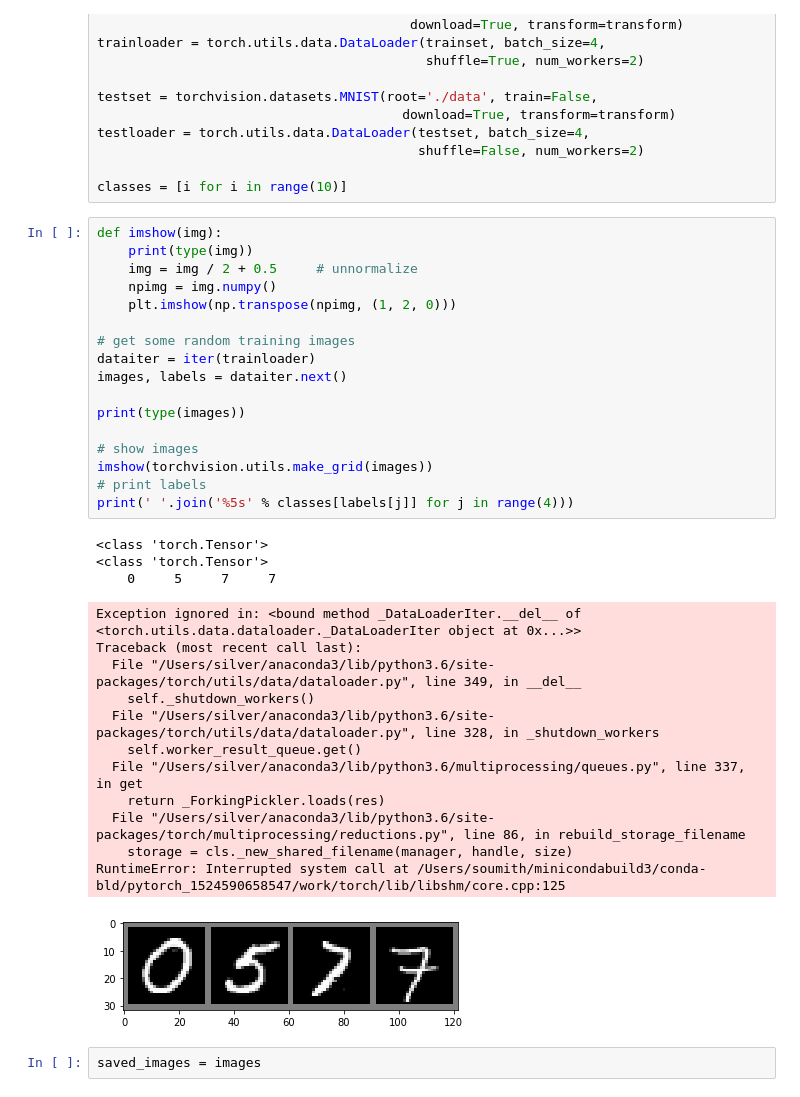
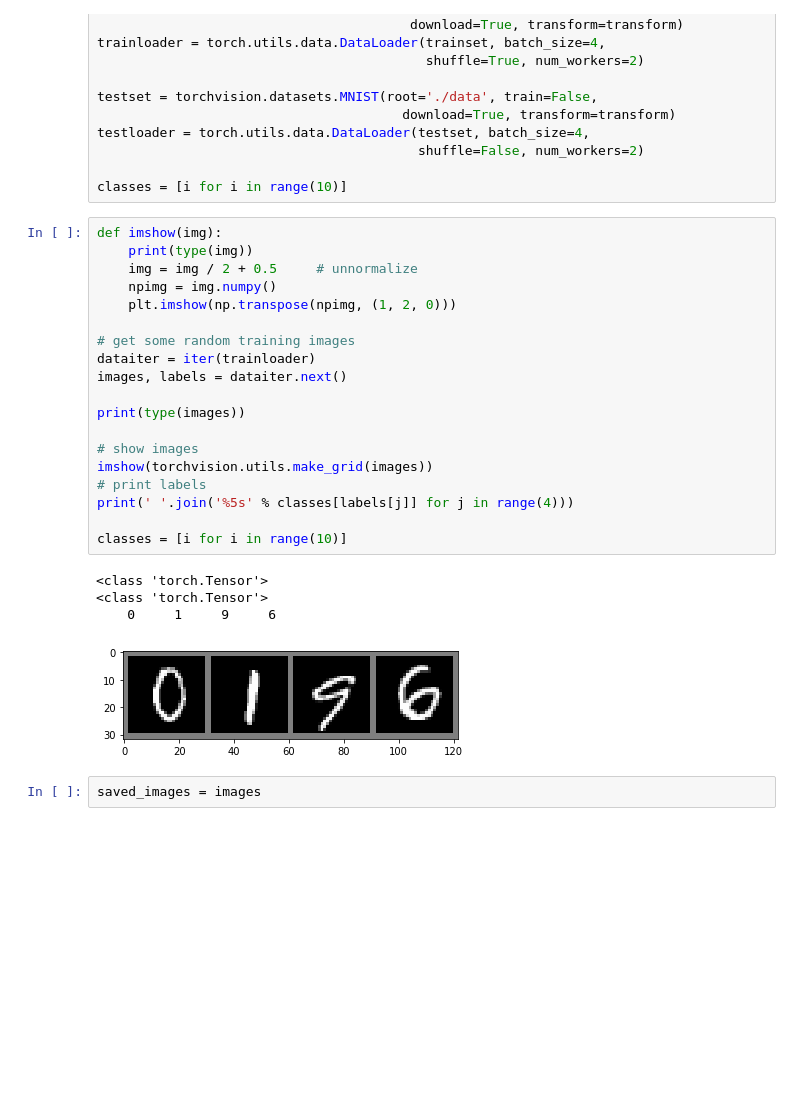
Before and after one commit to jquach12/deconvolution, a Jupyter notebook: deconv.ipynb, the cells around one changed output. Cells and saved outputs as stored; diff of their text form; blank space fills up the shorter version.

```diff
--- a/deconv.ipynb
+++ b/deconv.ipynb
@@ -49,36 +49,27 @@ classes = [i for i in range(10)]
 # %%
 def imshow(img):
     print(type(img))
     img = img / 2 + 0.5     # unnormalize
     npimg = img.numpy()
     plt.imshow(np.transpose(npimg, (1, 2, 0)))
 
 # get some random training images
 dataiter = iter(trainloader)
 images, labels = dataiter.next()
 
 print(type(images))
 
 # show images
 imshow(torchvision.utils.make_grid(images))
 # print labels
 print(' '.join('%5s' % classes[labels[j]] for j in range(4)))
+
+classes = [i for i in range(10)]
 # %% [output]
 <class 'torch.Tensor'>
 <class 'torch.Tensor'>
-    0     5     7     7
+    0     1     9     6
-Exception ignored in: <bound method _DataLoaderIter.__del__ of <torch.utils.data.dataloader._DataLoaderIter object at 0x...>>
-Traceback (most recent call last):
-  File "/Users/silver/anaconda3/lib/python3.6/site-packages/torch/utils/data/dataloader.py", line 349, in __del__
-    self._shutdown_workers()
-  File "/Users/silver/anaconda3/lib/python3.6/site-packages/torch/utils/data/dataloader.py", line 328, in _shutdown_workers
-    self.worker_result_queue.get()
-  File "/Users/silver/anaconda3/lib/python3.6/multiprocessing/queues.py", line 337, in get
-    return _ForkingPickler.loads(res)
-  File "/Users/silver/anaconda3/lib/python3.6/site-packages/torch/multiprocessing/reductions.py", line 86, in rebuild_storage_filename
-    storage = cls._new_shared_filename(manager, handle, size)
-RuntimeError: Interrupted system call at /Users/soumith/minicondabuild3/conda-bld/pytorch_1524590658547/work/torch/lib/libshm/core.cpp:125
-[figure, old version]
+[figure, new version]
 # %%
 saved_images = images
 # %%
```
Also changed, not shown: parts of 8 cells of this notebook, 10 other files.
